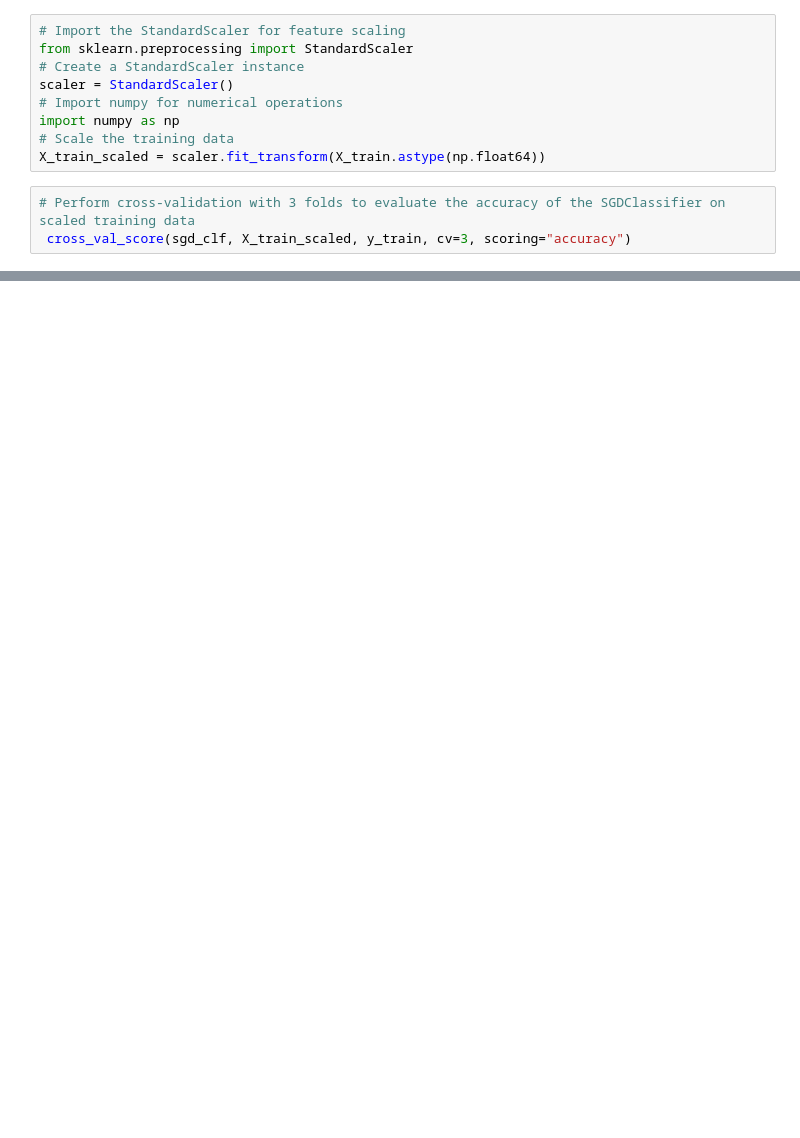
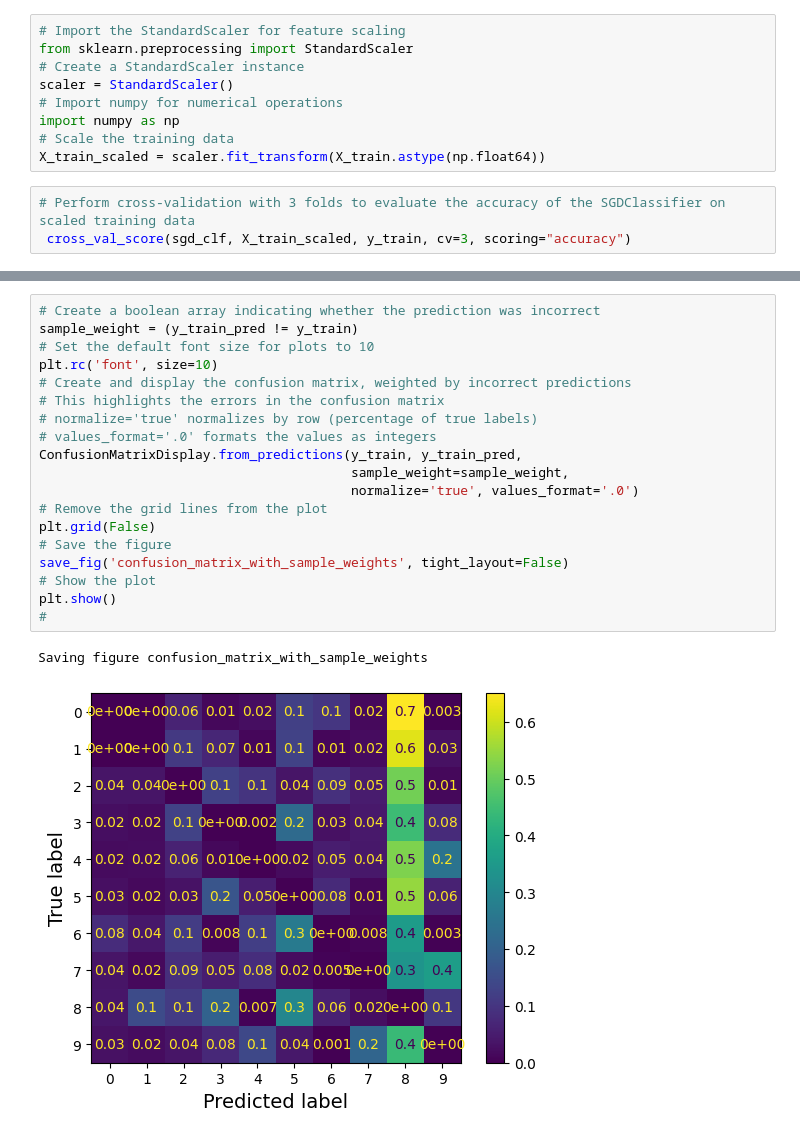
Before and after one commit to Saifullah785/hands-on-ml-notes-practice, a Jupyter notebook: Chapter_03_classification.ipynb, the cells around one changed output, grey strips where cells are left out. Drawn from its saved outputs; the diff is of its cells as text; blank space fills up the shorter version.

```diff
--- a/Chapter_03_classification.ipynb
+++ b/Chapter_03_classification.ipynb
@@ -645,0 +685,22 @@ X_train_scaled = scaler.fit_transform(X_train.astype(np.float64))
+# %%
+# Create a boolean array indicating whether the prediction was incorrect
+sample_weight = (y_train_pred != y_train)
+# Set the default font size for plots to 10
+plt.rc('font', size=10)
+# Create and display the confusion matrix, weighted by incorrect predictions
+# This highlights the errors in the confusion matrix
+# normalize='true' normalizes by row (percentage of true labels)
+# values_format='.0' formats the values as integers
+ConfusionMatrixDisplay.from_predictions(y_train, y_train_pred,
+                                        sample_weight=sample_weight,
+                                        normalize='true', values_format='.0')
+# Remove the grid lines from the plot
+plt.grid(False)
+# Save the figure
+save_fig('confusion_matrix_with_sample_weights', tight_layout=False)
+# Show the plot
+plt.show()
+#
+# %% [output]
+Saving figure confusion_matrix_with_sample_weights
+[figure, added]
```
Also changed, not shown: parts of 10 cells of this notebook.
